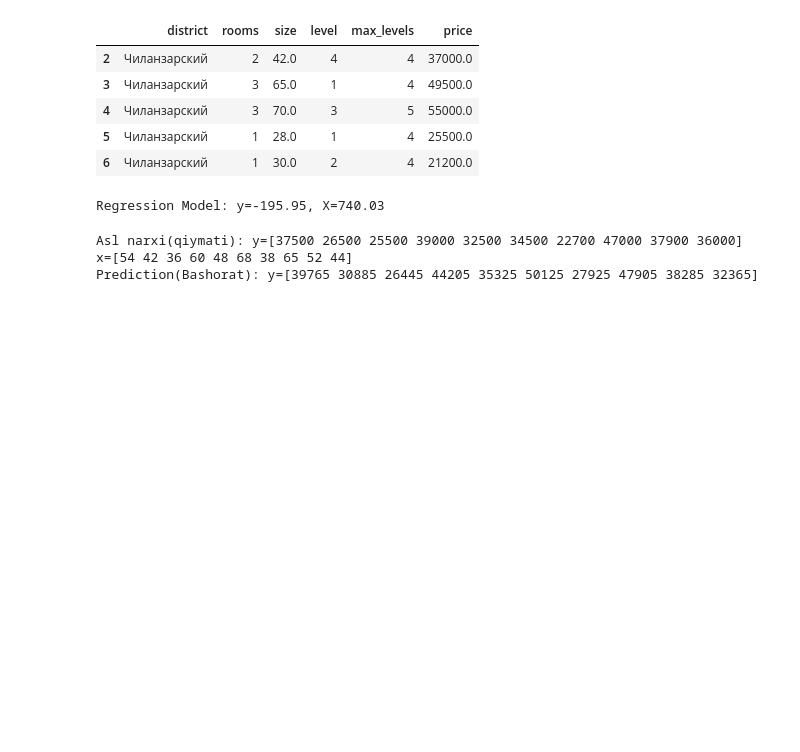
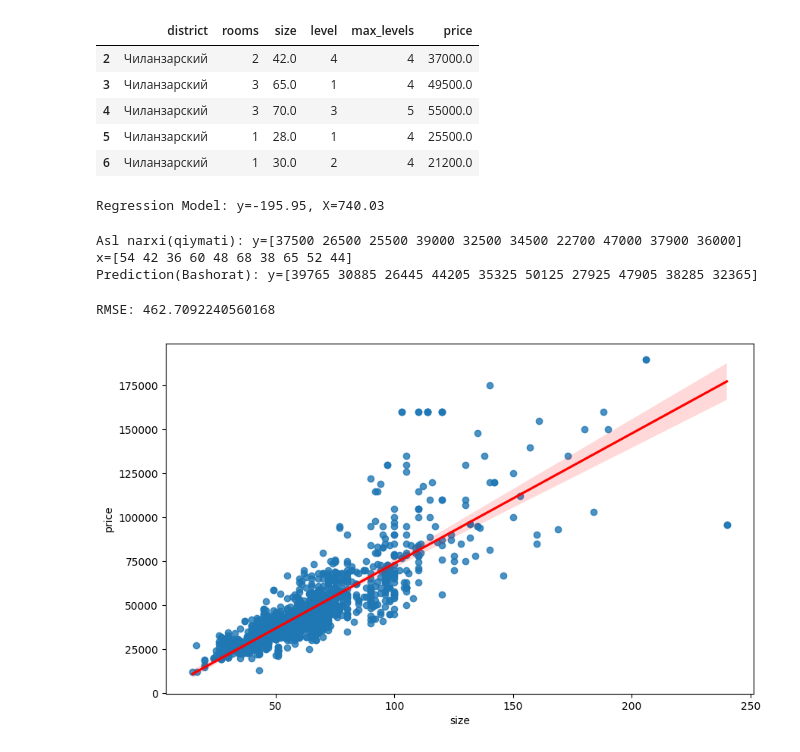
Before and after one commit to Otabek-Rizayev/AI-Models, a Jupyter notebook: Colab/Simple_Linear_Regression.ipynb, the cells around one changed output. Cells and saved outputs as stored; diff of their text form; code cells hidden in the pictures; blank space fills up the shorter version.

```diff
--- a/Colab/Simple_Linear_Regression.ipynb
+++ b/Colab/Simple_Linear_Regression.ipynb
@@ -64,3 +66,17 @@ print(f"Prediction(Bashorat): y={y_pred.astype(int)}")
 Asl narxi(qiymati): y=[37500 26500 25500 39000 32500 34500 22700 47000 37900 36000]
 x=[54 42 36 60 48 68 38 65 52 44]
 Prediction(Bashorat): y=[39765 30885 26445 44205 35325 50125 27925 47905 38285 32365]
+# %%
+rmse = np.sqrt(sum((y.sample(10, random_state=42) - y_pred) ** 2) / len(X))
+print(f"RMSE: {rmse}")
+# %% [output]
+RMSE: 462.7092240560168
+# %%
+import matplotlib.pyplot as plt
+import seaborn as sns
+%matplotlib inline
+plt.figure(figsize=(10,6))
+sns.regplot(x=X, y=y, line_kws={"color": "red"})
+plt.show()
+# %% [output]
+[figure, added]
```
Also changed, not shown: parts of 1 cell of this notebook.
